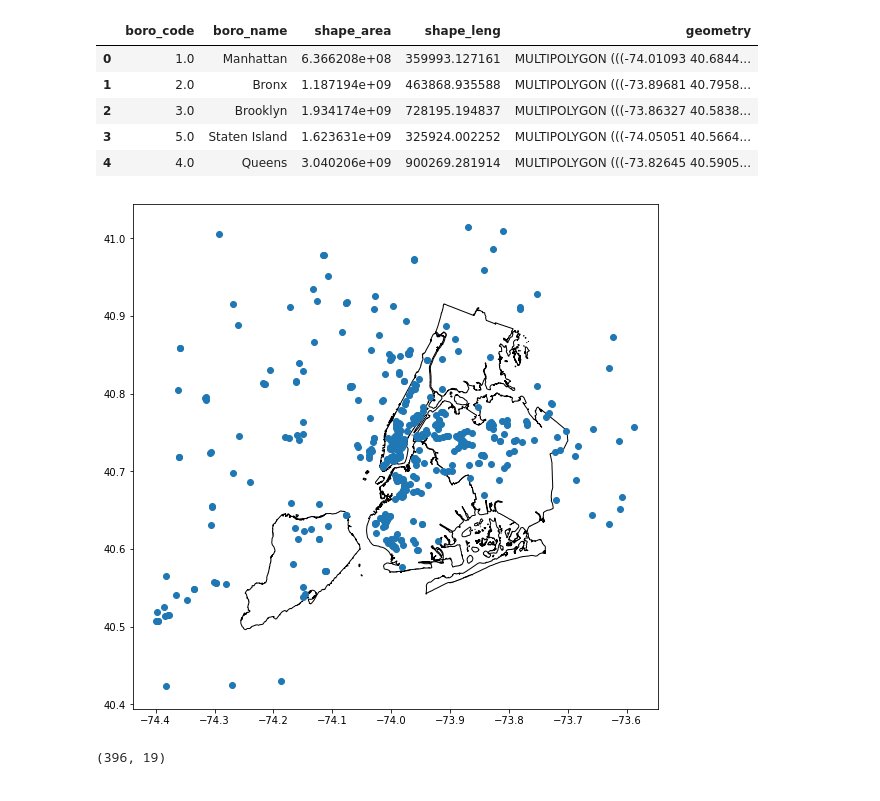
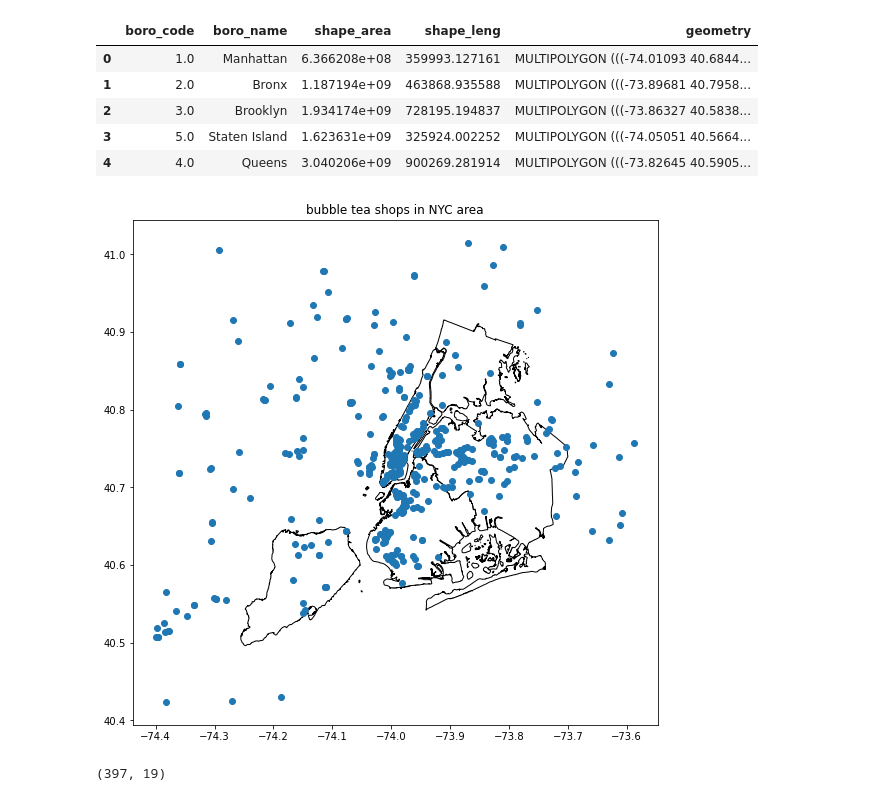
Before and after one commit to mebauer/boba-nyc, a Jupyter notebook: data-wrangling.ipynb, the cells around one changed output. Drawn from its saved outputs; the diff is of its cells as text; code cells hidden in the pictures.

```diff
--- a/data-wrangling.ipynb
+++ b/data-wrangling.ipynb
@@ -18,10 +18,14 @@ import requests
 # saving my api key as an environment variable
 api_key = os.environ.get('yelp_api')
 
-df = pd.DataFrame()
+# empyt list to place our data for each page
+lst = []
+
+# our offset parameter - each page 50 rows
 offset = 0
 print('initial offset number: {}'.format(offset))
 
+# loop through the api 20 times (limit is 1000 rows with each page includes 50 rows)
 for i in range(20):
 
     try:
@@ -39,18 +43,41 @@ for i in range(20):
                                 params=params,
                                 timeout=10)
 
+        # return a dictionary
         data_dict = response.json()
+
+        # convert the business dictionary to a pandas dataframe
         data = pd.DataFrame(data_dict['businesses'])
-        df = pd.concat([df, data])
-        df = df.reset_index(drop=True)
+        lst.append(data)
 
+        # add 50 to the offset to access a new page
         offset += 50
         print('current offset number: {}'.format(offset))
 
-    except:
+    except Exception as ex:
+        print(ex)
         break
 
-df.shape
+# concatenate all pages to one dataframe
+df = pd.concat(lst)
+df = df.reset_index(drop=True)
+
+rows, columns = df.shape
+print()
+print('query includes {:,} rows and {} columns.'.format(rows, columns))
+print('rows id is unique: {}.'.format(df['id'].is_unique))
+
+if df['id'].is_unique == False:
+    duplicates = df.loc[df.duplicated(subset=['id'])]
+    vals = list(duplicates.head()['name'].values)
+    print('duplicates: {}.'.format(vals))
+
+    df = df.drop_duplicates(subset=['id']).reset_index(drop=False)
+    print('dropping duplicates...')
+
+    rows, columns = df.shape
+    print('rows id is unique: {}.'.format(df['id'].is_unique))
+    print('query includes {:,} rows and {} columns.'.format(rows, columns))
 # %% [output]
 initial offset number: 0
 current offset number: 50
@@ -176,19 +202,20 @@ boro_gdf.head()
 # %%
 fig, ax = plt.subplots(figsize=(8, 8))
 
 gdf.plot(ax=ax)
 boro_gdf.plot(ax=ax, facecolor='None', edgecolor='black', zorder=0)
 
+plt.title('bubble tea shops in NYC area')
 plt.tight_layout()
 # %% [output]
-[figure, old version]
+[figure, new version]
 # %%
 gdf = gpd.clip(gdf, boro_gdf)
 gdf = gdf.reset_index(drop=True)
 
 gdf.shape
 # %% [output]
-(396, 19)
+(397, 19)
 # %%
 gdf.head()
 # %% [output]
```
Also changed, not shown: parts of 9 cells of this notebook, 1 other file.
